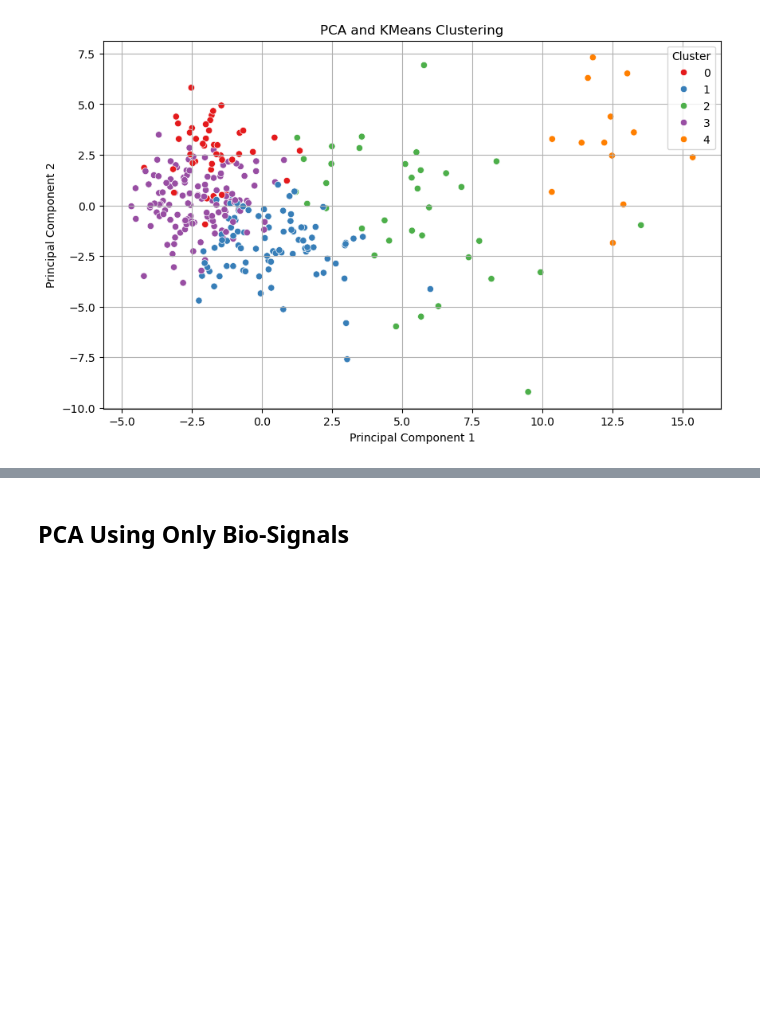
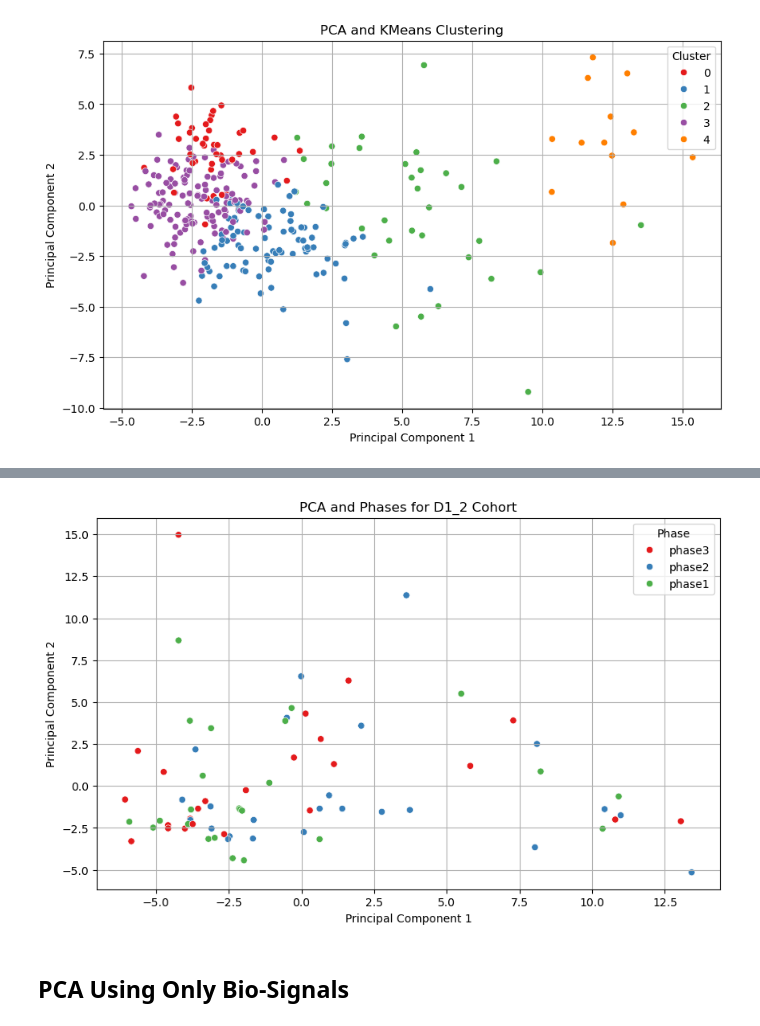
Before and after one commit to AntonWangDTU/case_2, a Jupyter notebook: src_johan/case_2_clustering.ipynb, the cells around one changed output, grey strips where cells are left out. Cells and saved outputs as stored; diff of their text form; code cells hidden in the pictures; blank space fills up the shorter version.

```diff
--- a/src_johan/case_2_clustering.ipynb
+++ b/src_johan/case_2_clustering.ipynb
@@ -202,3 +260,25 @@ plt.show()
+# %%
+# Extracting Cohort D1_2 from X_all
+X_cohort_d1_2 = X_all_scaled[data['Cohort'] == 'D1_2']
+
+# Performing PCA on the D1_2 cohort
+pca_d1_2 = PCA()
+X_pca_d1_2 = pca_d1_2.fit_transform(X_cohort_d1_2)
+
+# Adding the Phase labels to the PCA DataFrame
+pca_df_d1_2 = pd.DataFrame(data=X_pca_d1_2, columns=[f'PC{i+1}' for i in range(X_pca_d1_2.shape[1])])
+pca_df_d1_2['Phase'] = data['Phase'].values[data['Cohort'] == 'D1_2']
+# Plotting the PCA results for D1_2 cohort
+plt.figure(figsize=(10, 6))
+sns.scatterplot(data=pca_df_d1_2, x='PC1', y='PC2', hue='Phase', palette='Set1')
+plt.title('PCA and Phases for D1_2 Cohort')
+plt.xlabel('Principal Component 1')
+plt.ylabel('Principal Component 2')
+plt.legend(title='Phase')
+plt.grid()
+plt.show()
+# %% [output]
+[figure, added]
 # %% [markdown]
 ## PCA Using Only Bio-Signals
 # %% [markdown]
```
Also changed, not shown: parts of 24 cells of this notebook.
